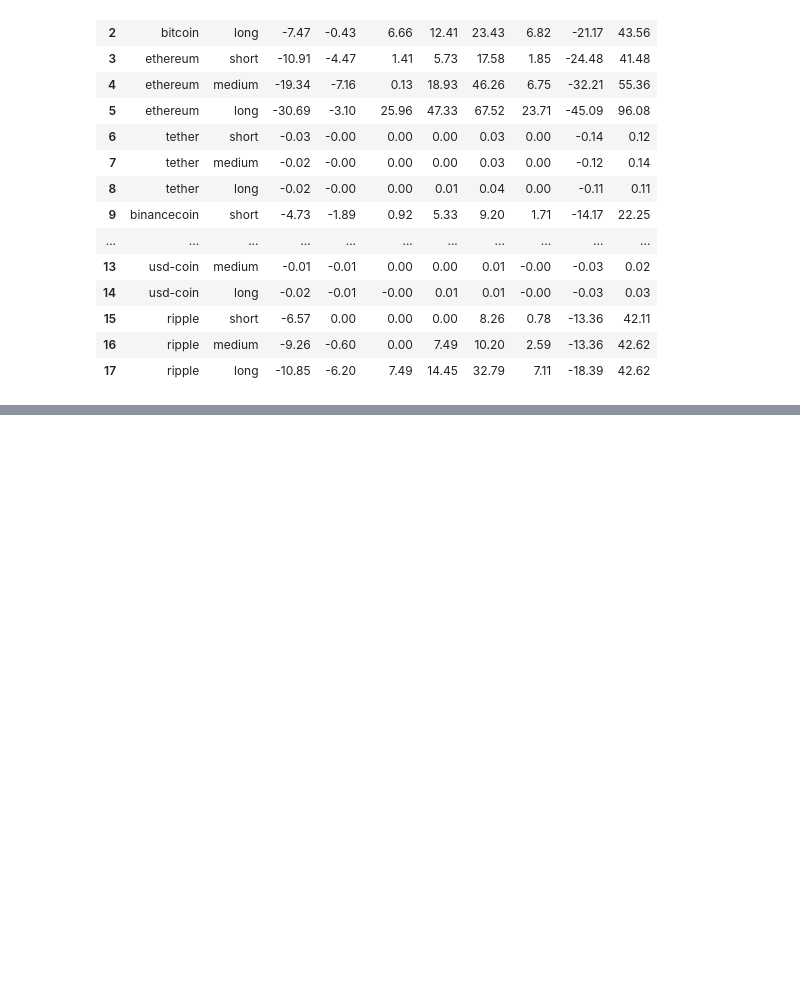
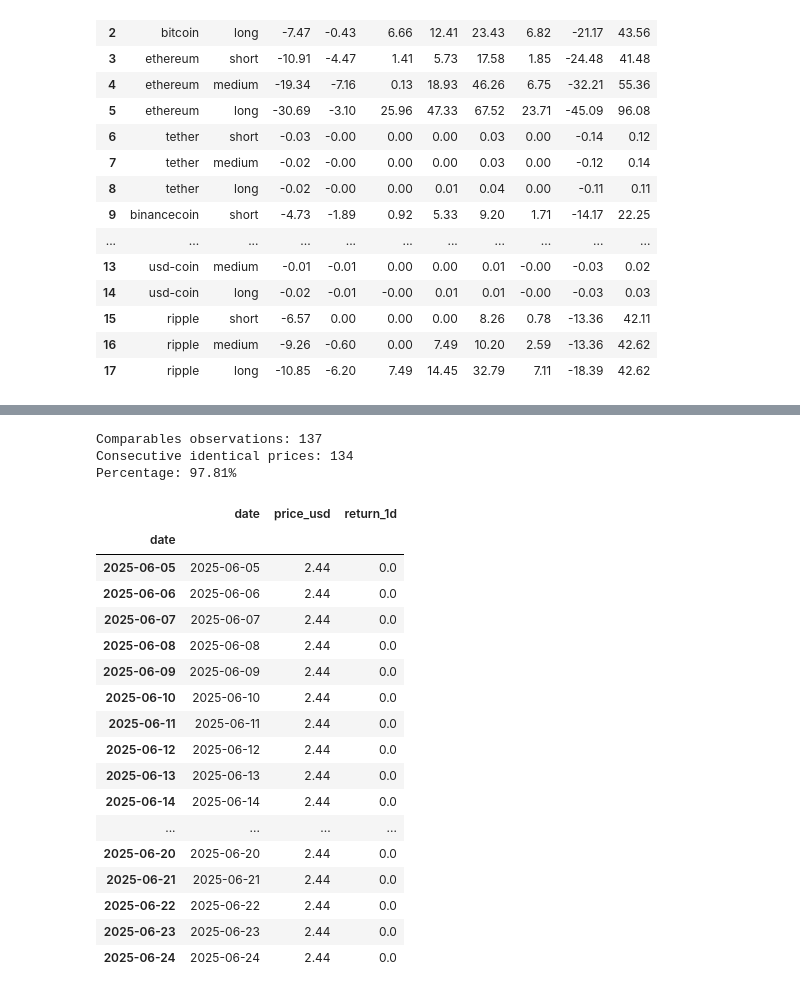
Before and after one commit to irene-martin-rod/CryptoTrendPredictor, a Jupyter notebook: notebooks/3-target_definition.ipynb, the cells around one changed output, grey strips where cells are left out. Saved outputs shown, nothing was run; the diff lists cells and outputs as text; code cells hidden in the pictures; blank space fills up the shorter version.

Commit message:
Working in 3-target_definition.ipynb

```diff
--- a/notebooks/3-target_definition.ipynb
+++ b/notebooks/3-target_definition.ipynb
@@ -581,0 +614,25 @@ display(future_return_summary_df)
+# %%
+train_target_dfs = {}
+
+for crypto, train_df in train_dfs.items():
+    train_df = train_df.copy()
+
+    valid_rows = pd.Series(True, index=train_df.index)
+
+    for horizon in HORIZONS.values():
+        future_date = train_df.index + pd.to_timedelta(
+            horizon, unit="D"
+        )
+
+        test_start = test_dfs[crypto].index.min()
+
+        valid_rows &= future_date < test_start
+
+    train_target_dfs[crypto] = train_df.loc[valid_rows].copy()
+
+    print(
+        f"{crypto}: "
+        f"train original={len(train_df)}, "
+        f"train válido={len(train_target_dfs[crypto])}, "
+        f"excluidas={len(train_df) - len(train_target_dfs[crypto])}"
+    )
@@ -581,0 +787,42 @@ display(future_return_summary_df)
+# %%
+df = train_target_dfs["ripple"]
+
+same_price = df["price_usd"].eq(
+    df["price_usd"].shift(1)
+)
+
+valid = df["price_usd"].notna() & df["price_usd"].shift(1).notna()
+
+print("Comparables observations:", valid.sum())
+print("Consecutive identical prices:", same_price[valid].sum())
+print(
+    "Percentage:",
+    f"{100 * same_price[valid].mean():.2f}%"
+)
+
+display(
+    df[["date", "price_usd", "return_1d"]]
+    .tail(20)
+)
+# %% [output]
+Comparables observations: 137
+Consecutive identical prices: 134
+Percentage: 97.81%
+|  | date | price_usd | return_1d |
+| date |  |  |  |
+| 2025-06-05 | 2025-06-05 | 2.44 | 0.0 |
+| 2025-06-06 | 2025-06-06 | 2.44 | 0.0 |
+| 2025-06-07 | 2025-06-07 | 2.44 | 0.0 |
+| 2025-06-08 | 2025-06-08 | 2.44 | 0.0 |
+| 2025-06-09 | 2025-06-09 | 2.44 | 0.0 |
+| 2025-06-10 | 2025-06-10 | 2.44 | 0.0 |
+| 2025-06-11 | 2025-06-11 | 2.44 | 0.0 |
+| 2025-06-12 | 2025-06-12 | 2.44 | 0.0 |
+| 2025-06-13 | 2025-06-13 | 2.44 | 0.0 |
+| 2025-06-14 | 2025-06-14 | 2.44 | 0.0 |
+| ... | ... | ... | ... |
+| 2025-06-20 | 2025-06-20 | 2.44 | 0.0 |
+| 2025-06-21 | 2025-06-21 | 2.44 | 0.0 |
+| 2025-06-22 | 2025-06-22 | 2.44 | 0.0 |
+| 2025-06-23 | 2025-06-23 | 2.44 | 0.0 |
+| 2025-06-24 | 2025-06-24 | 2.44 | 0.0 |
```
Also changed, not shown: parts of 13 cells of this notebook.
